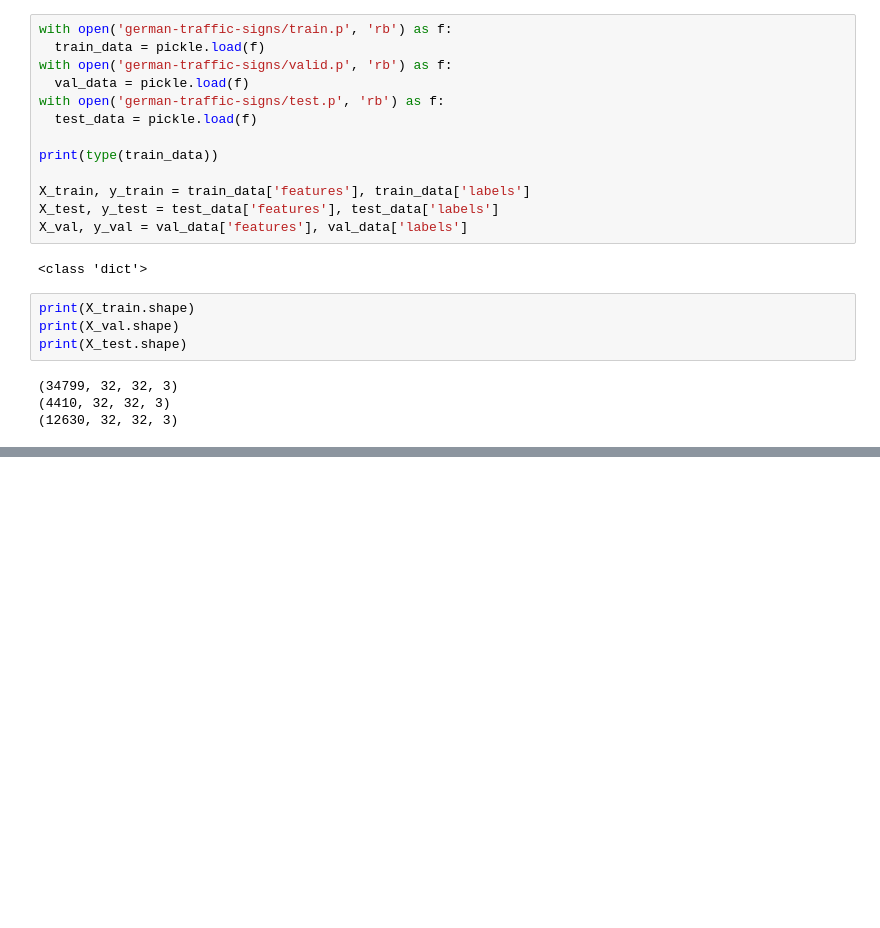
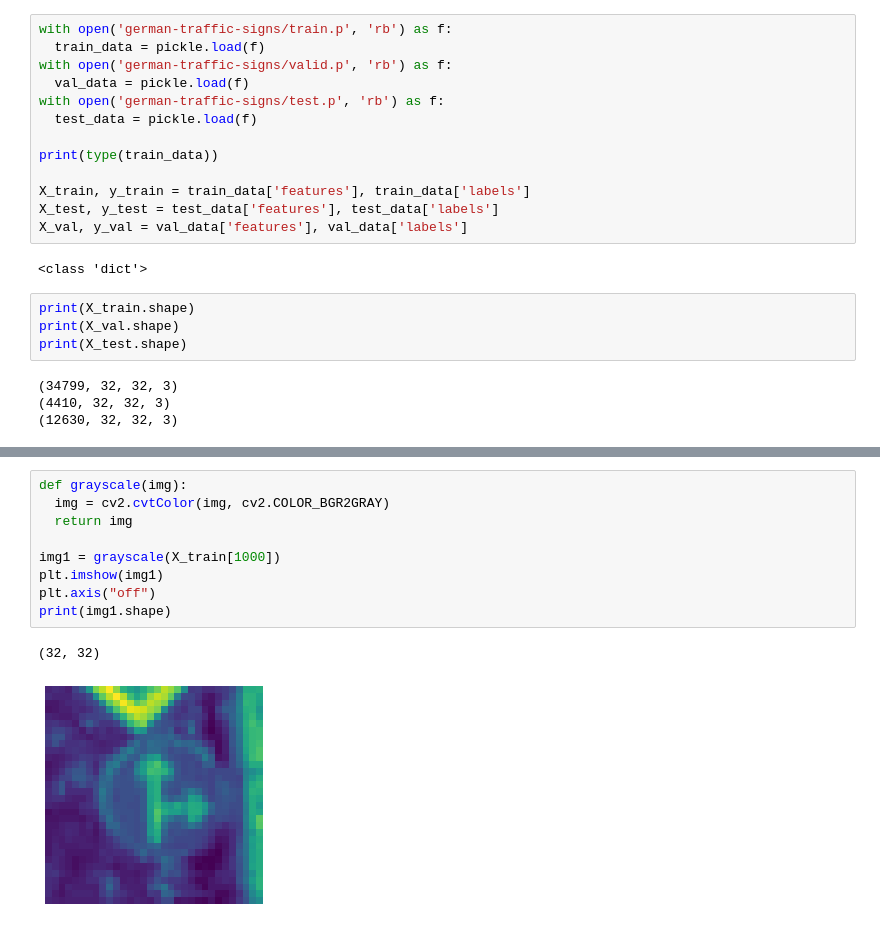
Before and after one commit to sejalagrawal/selfdrivecar_1, a Jupyter notebook: ClassifyRoadSymbols.ipynb, the cells around one changed output, grey strips where cells are left out. Saved outputs shown, nothing was run; the diff lists cells and outputs as text; blank space fills up the shorter version.

```diff
--- a/ClassifyRoadSymbols.ipynb
+++ b/ClassifyRoadSymbols.ipynb
@@ -47,0 +99,12 @@ print(X_test.shape)
+# %%
+def grayscale(img):
+  img = cv2.cvtColor(img, cv2.COLOR_BGR2GRAY)
+  return img
+
+img1 = grayscale(X_train[1000])
+plt.imshow(img1)
+plt.axis("off")
+print(img1.shape)
+# %% [output]
+(32, 32)
+[figure, added]
```
Also changed, not shown: parts of 10 cells of this notebook.
